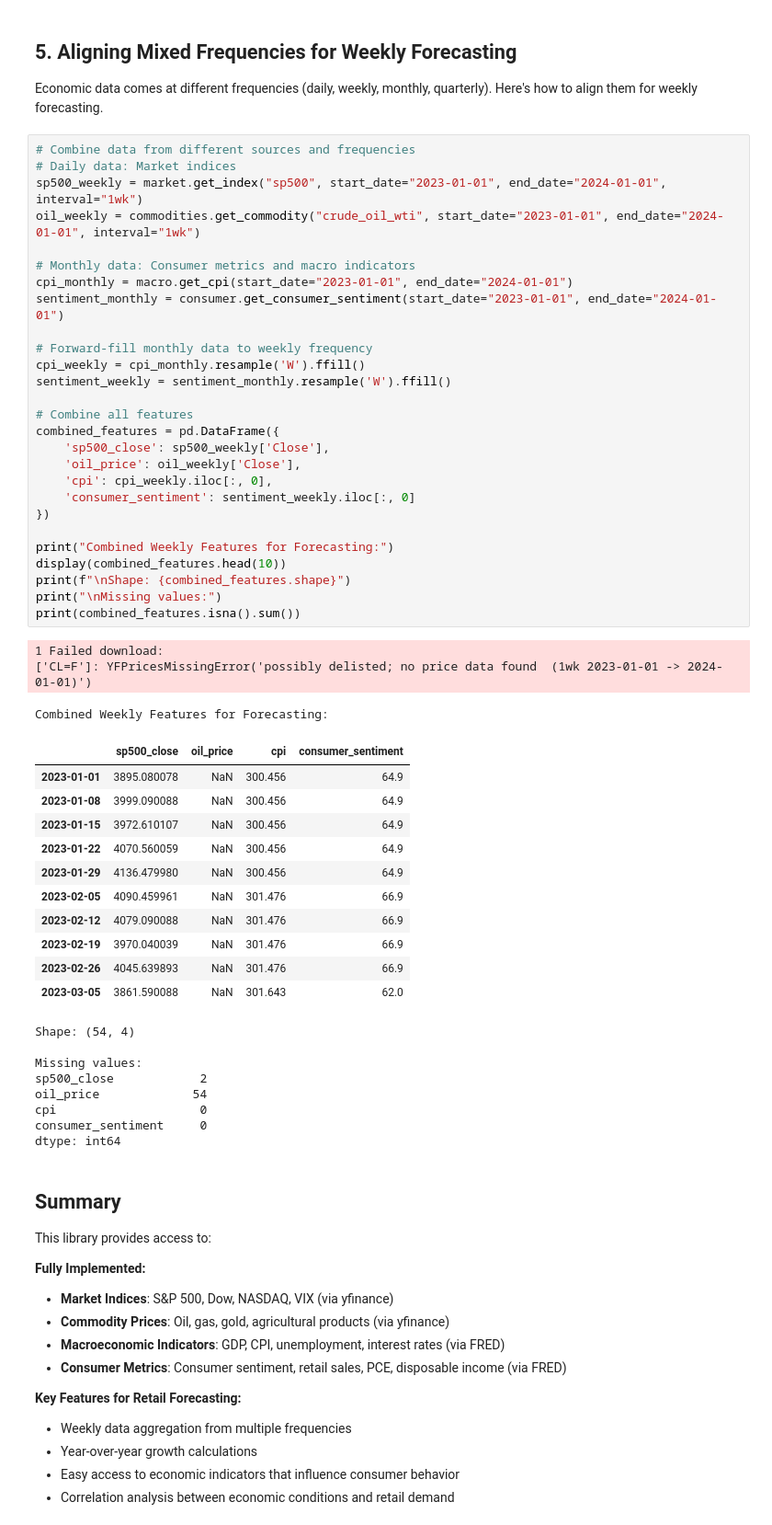
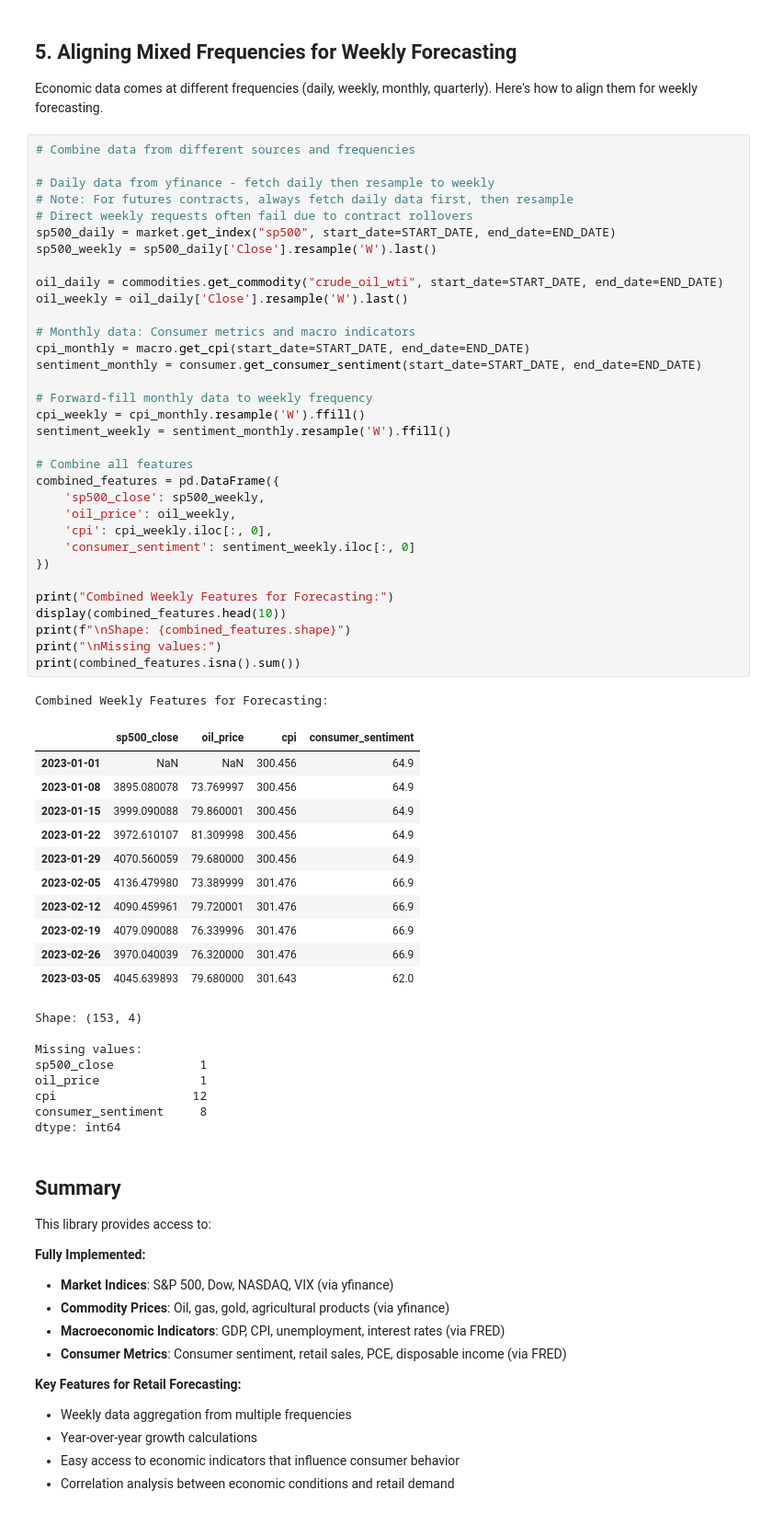
Before and after one commit to azk1r1n/finance_metrics, a Jupyter notebook: src/notebooks/demo.ipynb, the cells around one changed output. Shown at 92% size. Saved outputs shown, nothing was run; the diff lists cells and outputs as text.

```diff
--- a/src/notebooks/demo.ipynb
+++ b/src/notebooks/demo.ipynb
@@ -340,54 +340,58 @@ Multiple Consumer Metrics:
 Economic data comes at different frequencies (daily, weekly, monthly, quarterly). Here's how to align them for weekly forecasting.
 # %%
 # Combine data from different sources and frequencies
-# Daily data: Market indices
-sp500_weekly = market.get_index("sp500", start_date="2023-01-01", end_date="2024-01-01", interval="1wk")
-oil_weekly = commodities.get_commodity("crude_oil_wti", start_date="2023-01-01", end_date="2024-01-01", interval="1wk")
+
+# Daily data from yfinance - fetch daily then resample to weekly
+# Note: For futures contracts, always fetch daily data first, then resample
+# Direct weekly requests often fail due to contract rollovers
+sp500_daily = market.get_index("sp500", start_date=START_DATE, end_date=END_DATE)
+sp500_weekly = sp500_daily['Close'].resample('W').last()
+
+oil_daily = commodities.get_commodity("crude_oil_wti", start_date=START_DATE, end_date=END_DATE)
+oil_weekly = oil_daily['Close'].resample('W').last()
 
 # Monthly data: Consumer metrics and macro indicators
-cpi_monthly = macro.get_cpi(start_date="2023-01-01", end_date="2024-01-01")
-sentiment_monthly = consumer.get_consumer_sentiment(start_date="2023-01-01", end_date="2024-01-01")
+cpi_monthly = macro.get_cpi(start_date=START_DATE, end_date=END_DATE)
+sentiment_monthly = consumer.get_consumer_sentiment(start_date=START_DATE, end_date=END_DATE)
 
 # Forward-fill monthly data to weekly frequency
 cpi_weekly = cpi_monthly.resample('W').ffill()
 sentiment_weekly = sentiment_monthly.resample('W').ffill()
 
 # Combine all features
 combined_features = pd.DataFrame({
-    'sp500_close': sp500_weekly['Close'],
-    'oil_price': oil_weekly['Close'],
+    'sp500_close': sp500_weekly,
+    'oil_price': oil_weekly,
     'cpi': cpi_weekly.iloc[:, 0],
     'consumer_sentiment': sentiment_weekly.iloc[:, 0]
 })
 
 print("Combined Weekly Features for Forecasting:")
 display(combined_features.head(10))
 print(f"\nShape: {combined_features.shape}")
 print("\nMissing values:")
 print(combined_features.isna().sum())
 # %% [output]
-1 Failed download:
-['CL=F']: YFPricesMissingError('possibly delisted; no price data found  (1wk 2023-01-01 -> 2024-01-01)')
+Combined Weekly Features for Forecasting:
+|  | sp500_close | oil_price | cpi | consumer_sentiment |
+| 2023-01-01 | NaN | NaN | 300.456 | 64.9 |
+| 2023-01-08 | 3895.080078 | 73.769997 | 300.456 | 64.9 |
+| 2023-01-15 | 3999.090088 | 79.860001 | 300.456 | 64.9 |
+| 2023-01-22 | 3972.610107 | 81.309998 | 300.456 | 64.9 |
+| 2023-01-29 | 4070.560059 | 79.680000 | 300.456 | 64.9 |
+| 2023-02-05 | 4136.479980 | 73.389999 | 301.476 | 66.9 |
+| 2023-02-12 | 4090.459961 | 79.720001 | 301.476 | 66.9 |
+| 2023-02-19 | 4079.090088 | 76.339996 | 301.476 | 66.9 |
+| 2023-02-26 | 3970.040039 | 76.320000 | 301.476 | 66.9 |
+| 2023-03-05 | 4045.639893 | 79.680000 | 301.643 | 62.0 |
-Combined Weekly Features for Forecasting:
+Shape: (153, 4)
+
+Missing values:
+sp500_close            1
+oil_price              1
+cpi                   12
+consumer_sentiment     8
+dtype: int64
-|  | sp500_close | oil_price | cpi | consumer_sentiment |
-| 2023-01-01 | 3895.080078 | NaN | 300.456 | 64.9 |
-| 2023-01-08 | 3999.090088 | NaN | 300.456 | 64.9 |
-| 2023-01-15 | 3972.610107 | NaN | 300.456 | 64.9 |
-| 2023-01-22 | 4070.560059 | NaN | 300.456 | 64.9 |
-| 2023-01-29 | 4136.479980 | NaN | 300.456 | 64.9 |
-| 2023-02-05 | 4090.459961 | NaN | 301.476 | 66.9 |
-| 2023-02-12 | 4079.090088 | NaN | 301.476 | 66.9 |
-| 2023-02-19 | 3970.040039 | NaN | 301.476 | 66.9 |
-| 2023-02-26 | 4045.639893 | NaN | 301.476 | 66.9 |
-| 2023-03-05 | 3861.590088 | NaN | 301.643 | 62.0 |
-Shape: (54, 4)
-
-Missing values:
-sp500_close            2
-oil_price             54
-cpi                    0
-consumer_sentiment     0
-dtype: int64
 # %% [markdown]
 ## Summary
 
```
Also changed, not shown: parts of 13 cells of this notebook, 1 other file.
